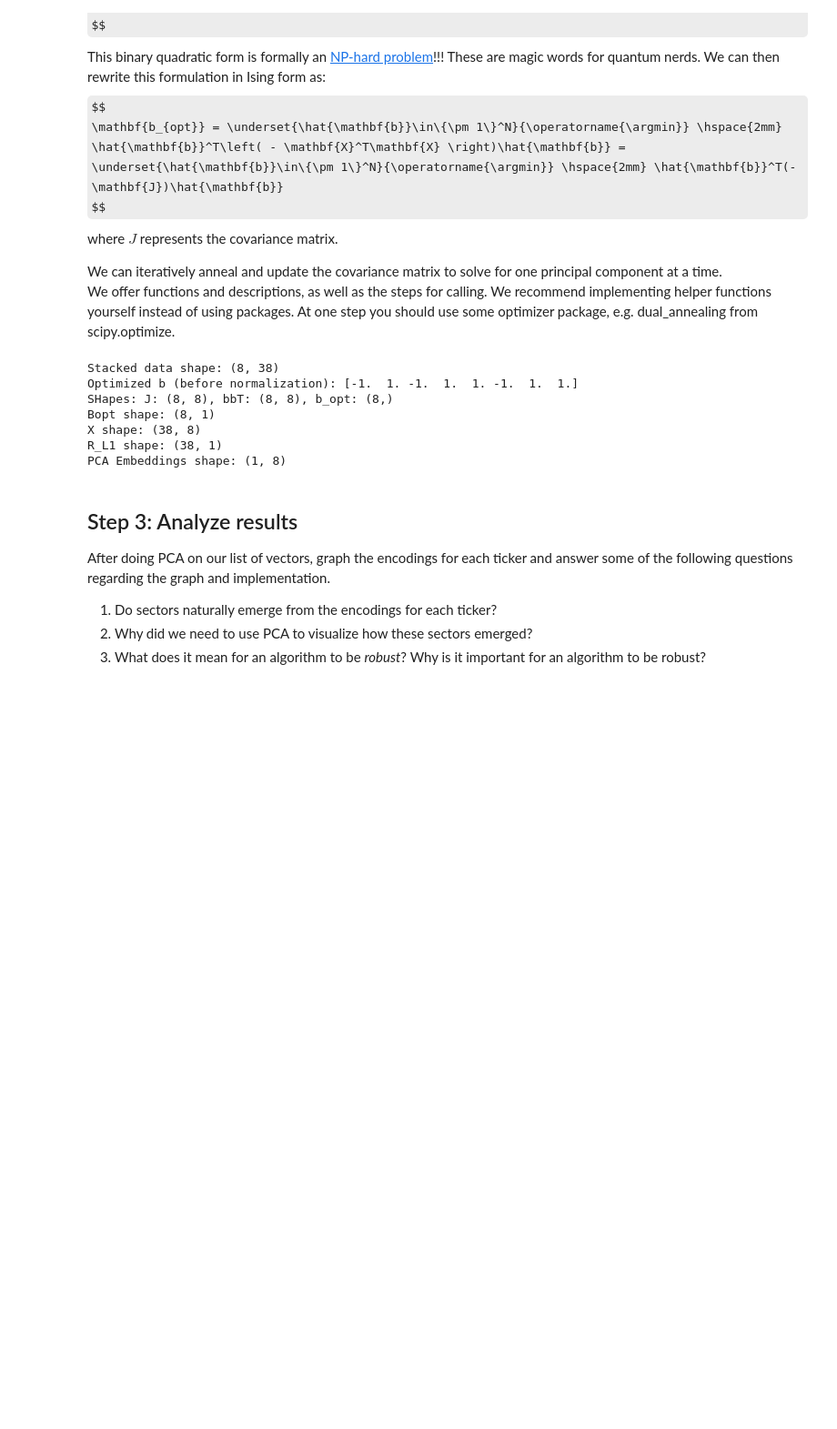
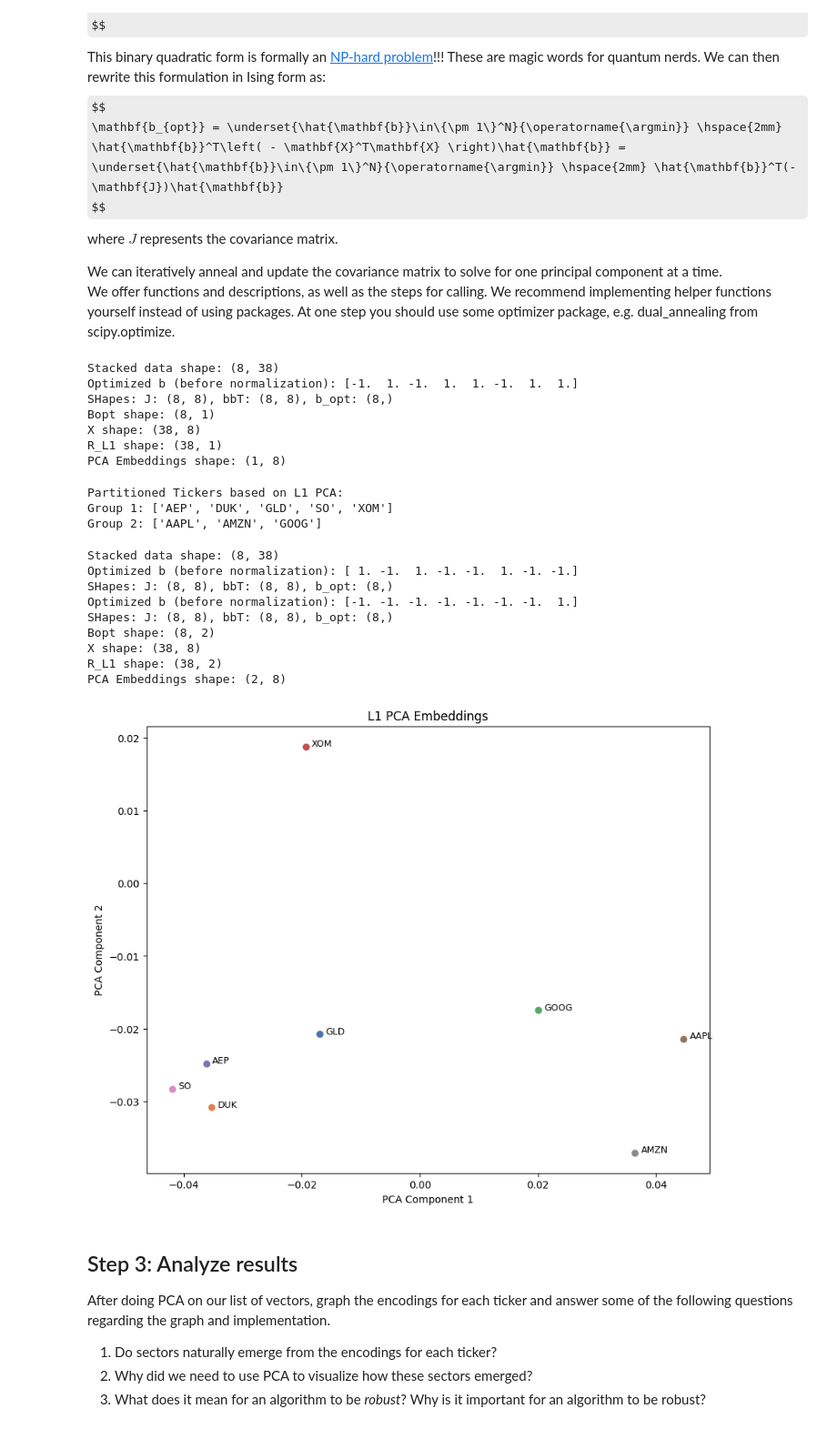
Before and after one commit to yubrajbhandari923/ShawCirclePrompt_QuantathonV2, a Jupyter notebook: shaw_circle_challenge.ipynb, the cells around one changed output. Shown: that part at 91% size. Drawn from its saved outputs; the diff is of its cells as text; code cells hidden in the pictures; some formulas as TeX source; blank space fills up the shorter version.

```diff
--- a/shaw_circle_challenge.ipynb
+++ b/shaw_circle_challenge.ipynb
@@ -70,6 +70,26 @@ else:
     ticker_data.to_csv(tickers_path, index=False)
 # %% [output]
 Loading data from local CSV file.
+# %%
+import matplotlib.pyplot as plt
+import seaborn as sns
+
+def create_scatterplot(embeddings, labels, title):
+    """Create a scatterplot with different color for each label."""
+    plt.figure(figsize=(10, 8))
+    unique_labels = set(labels)
+    colors = sns.color_palette("deep", len(unique_labels))
+    for color, label in zip(colors, unique_labels):
+        idx = [i for i, l in enumerate(labels) if l == label]
+        plt.scatter(embeddings[0, idx], embeddings[1, idx], color=color, label=label)
+        # Add text annotations for each point
+        plt.text(embeddings[0, idx] + 0.001, embeddings[1, idx], label, fontsize=9)
+
+    plt.title(title)
+    plt.xlabel("PCA Component 1")
+    plt.ylabel("PCA Component 2")
+    # plt.legend()
+    plt.show()
 # %% [markdown]
 ## Step 1: Preparing data
 For each ticker, we will look at their daily log returns over the period 2018/01/01 to 2018/03/01. We will treat this list of returns as each ticker's "feature", which acts as a descriptor for the ticker. Compute the daily difference between log returns for each ticker over the provided time period.
@@ -240,6 +260,43 @@ Bopt shape: (8, 1)
 X shape: (38, 8)
 R_L1 shape: (38, 1)
 PCA Embeddings shape: (1, 8)
+# %%
+# Get the tickers list
+tickers = log_return_vectors.index.tolist()
+
+tickers_partition = (list(), list())
+for idx, tick in enumerate(tickers):
+    if pca_embeddings[0,idx] >= 0:
+        tickers_partition[0].append(tick)
+    else:
+        tickers_partition[1].append(tick)
+
+# Display the partitioned tickers
+print("Partitioned Tickers based on L1 PCA:")
+print("Group 1:", tickers_partition[0])
+print("Group 2:", tickers_partition[1])
+# %% [output]
+Partitioned Tickers based on L1 PCA:
+Group 1: ['AEP', 'DUK', 'GLD', 'SO', 'XOM']
+Group 2: ['AAPL', 'AMZN', 'GOOG']
+# %%
+# 2d visualizations
+pca_embeddings = do_l1_pca(ticker_data, 2, solve_l1_classical_component)
+# Convert (2, N) for scatterplot
+# pca_embeddings = pca_embeddings.reshape(2, -1)
+print("PCA Embeddings shape:", pca_embeddings.shape)
+create_scatterplot(pca_embeddings, tickers, "L1 PCA Embeddings")
+# %% [output]
+Stacked data shape: (8, 38)
+Optimized b (before normalization): [ 1. -1.  1. -1. -1.  1. -1. -1.]
+SHapes: J: (8, 8), bbT: (8, 8), b_opt: (8,)
+Optimized b (before normalization): [-1. -1. -1. -1. -1. -1. -1.  1.]
+SHapes: J: (8, 8), bbT: (8, 8), b_opt: (8,)
+Bopt shape: (8, 2)
+X shape: (38, 8)
+R_L1 shape: (38, 2)
+PCA Embeddings shape: (2, 8)
+[figure, added]
 # %% [markdown]
 ## Step 3: Analyze results
 After doing PCA on our list of vectors, graph the encodings for each ticker and answer some of the following questions regarding the graph and implementation.
```
Also changed, not shown: parts of 7 cells of this notebook, 4 other files.
